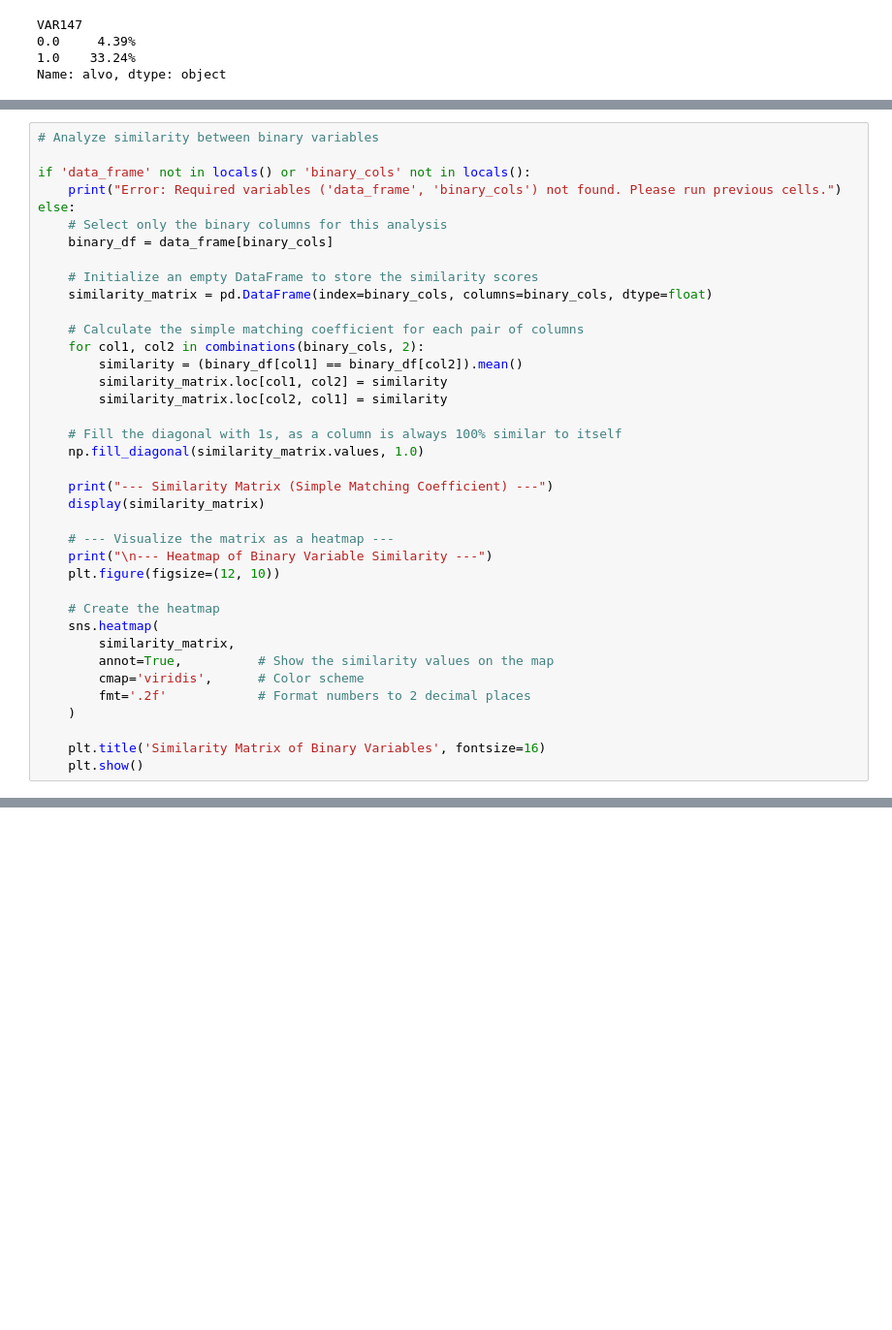
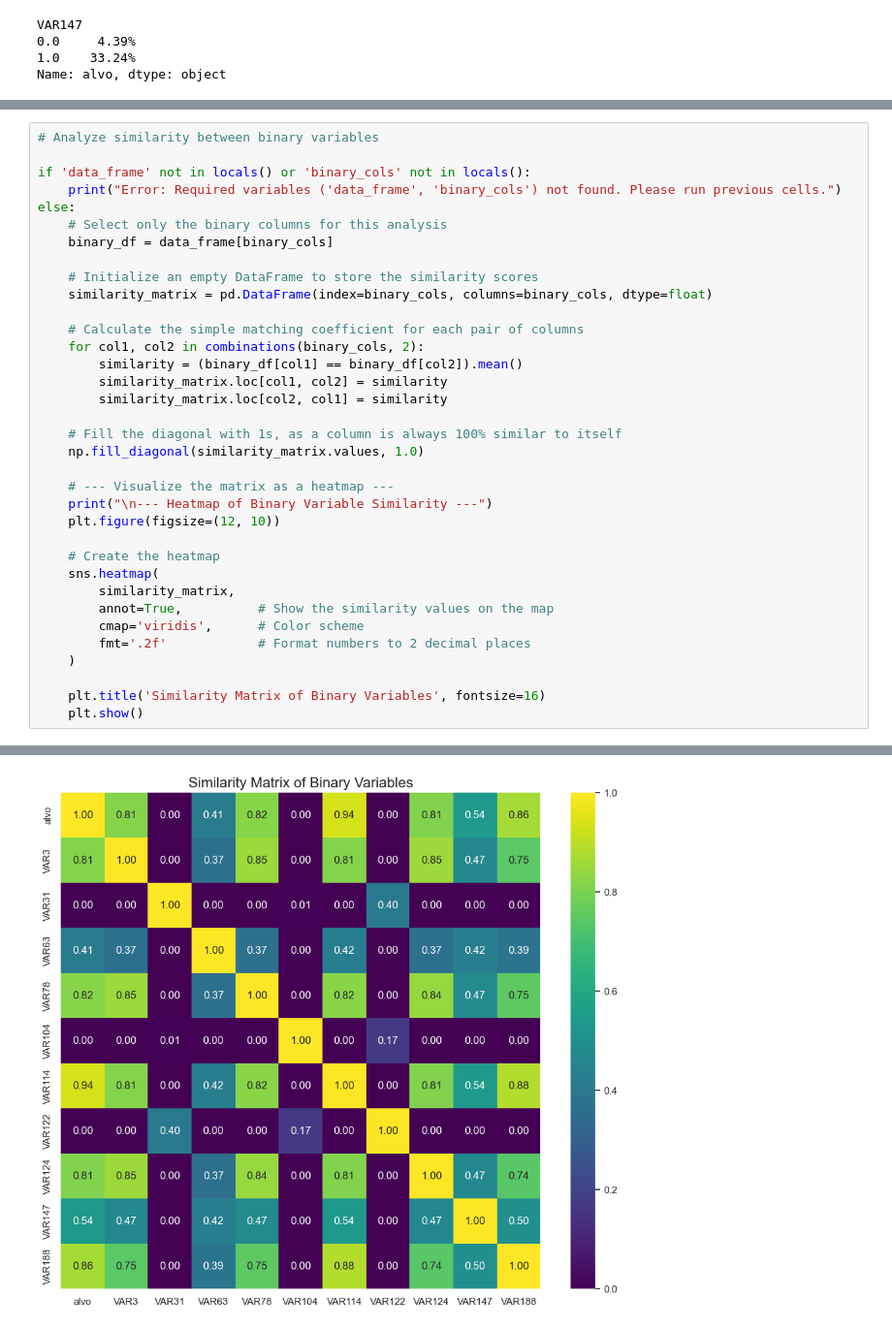
Before and after one commit to RenatoNogFer/Project-4, a Jupyter notebook: main.ipynb, the cells around one changed output, grey strips where cells are left out. Shown at 97% size. Cells and saved outputs as stored; diff of their text form; blank space fills up the shorter version.

```diff
--- a/main.ipynb
+++ b/main.ipynb
@@ -656,9 +711,6 @@ else:
     # Fill the diagonal with 1s, as a column is always 100% similar to itself
     np.fill_diagonal(similarity_matrix.values, 1.0)
 
-    print("--- Similarity Matrix (Simple Matching Coefficient) ---")
-    display(similarity_matrix)
-
     # --- Visualize the matrix as a heatmap ---
     print("\n--- Heatmap of Binary Variable Similarity ---")
     plt.figure(figsize=(12, 10))
@@ -673,3 +725,4 @@ else:
 
     plt.title('Similarity Matrix of Binary Variables', fontsize=16)
     plt.show()
+# %% [output]
@@ -675,0 +730 @@ else:
+[figure, added]
```
Also changed, not shown: parts of 15 cells of this notebook.
